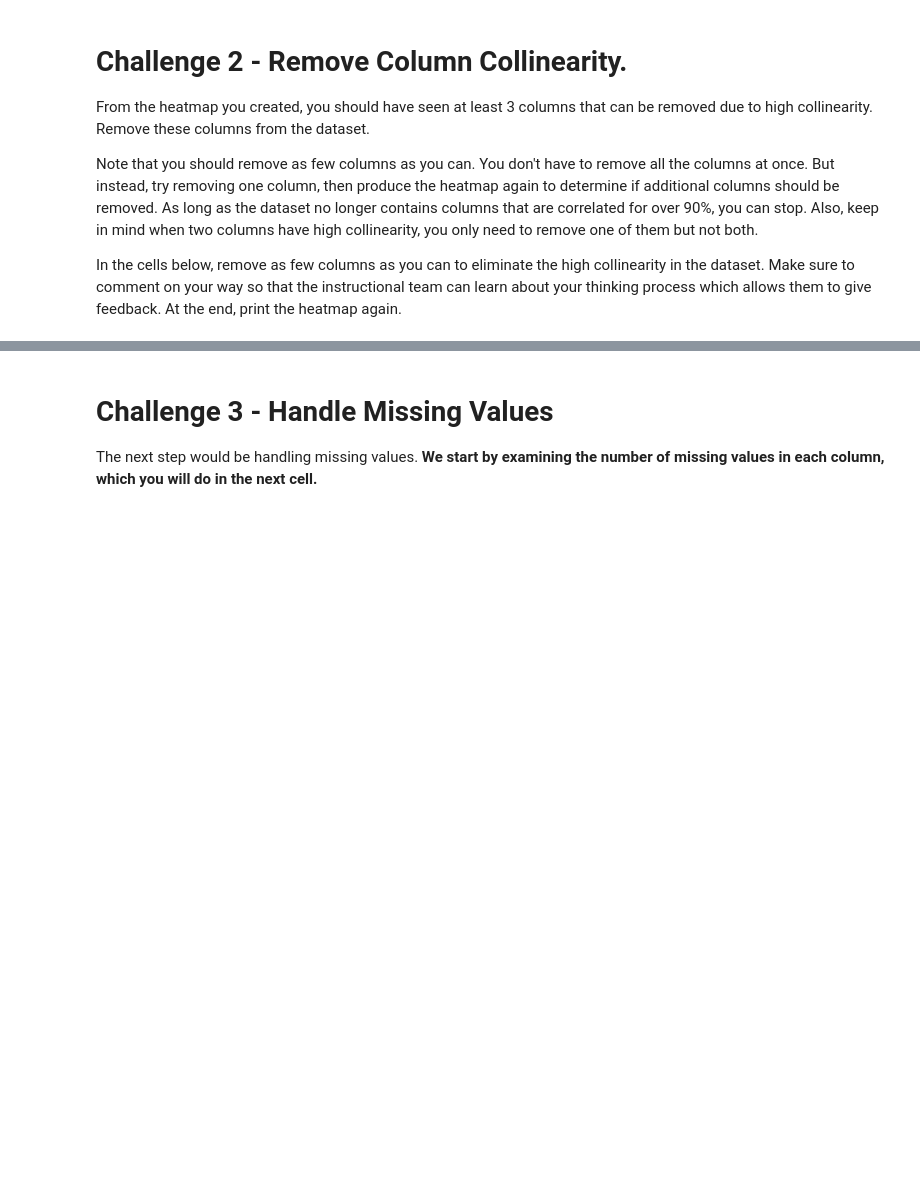
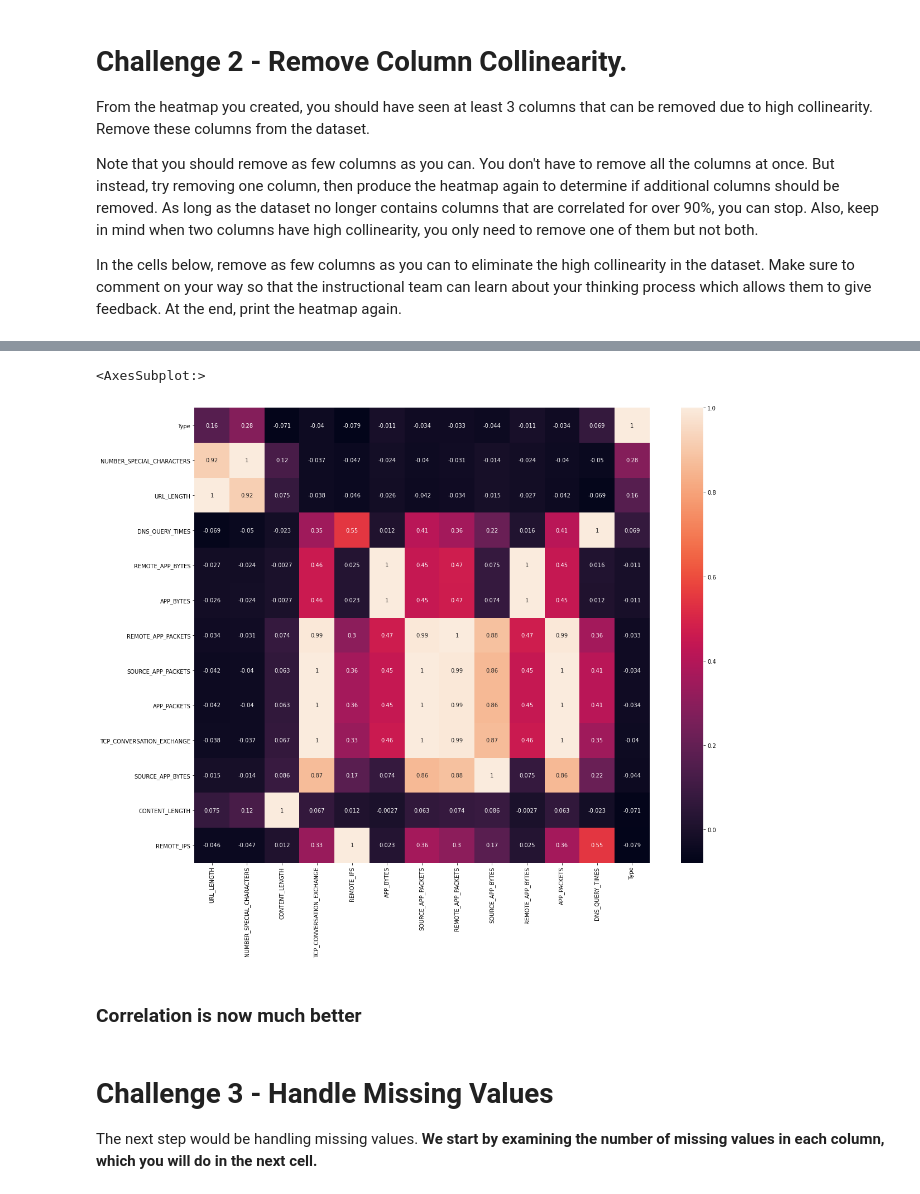
Before and after one commit to Ironhack-Data-Madrid-Febrero-2021/lab-supervised-learning, a Jupyter notebook: your-code/main.ipynb, the cells around one changed output, grey strips where cells are left out. Saved outputs shown, nothing was run; the diff lists cells and outputs as text; code cells hidden in the pictures; blank space fills up the shorter version.

```diff
--- a/your-code/main.ipynb
+++ b/your-code/main.ipynb
@@ -161,0 +198,6 @@ In the cells below, remove as few columns as you can to eliminate the high colli
+# %%
+## We delete the column with worst correlation with Type
+
+data= websites.drop("DIST_REMOTE_TCP_PORT", axis=1, inplace=False)
+corr = data.corr().sort_values('Type', ascending=False)
+corr
@@ -162,3 +219,12 @@ In the cells below, remove as few columns as you can to eliminate the high colli
+# %%
+plt.subplots(figsize=(20,15))
+
+sns.heatmap(corr, square=True,annot=True, annot_kws={"size": 10})
+# %% [output]
+<AxesSubplot:>
+[figure, added]
+# %% [markdown]
+### Correlation is now much better
 # %% [markdown]
 # Challenge 3 - Handle Missing Values
 
```
Also changed, not shown: parts of 23 cells of this notebook.
